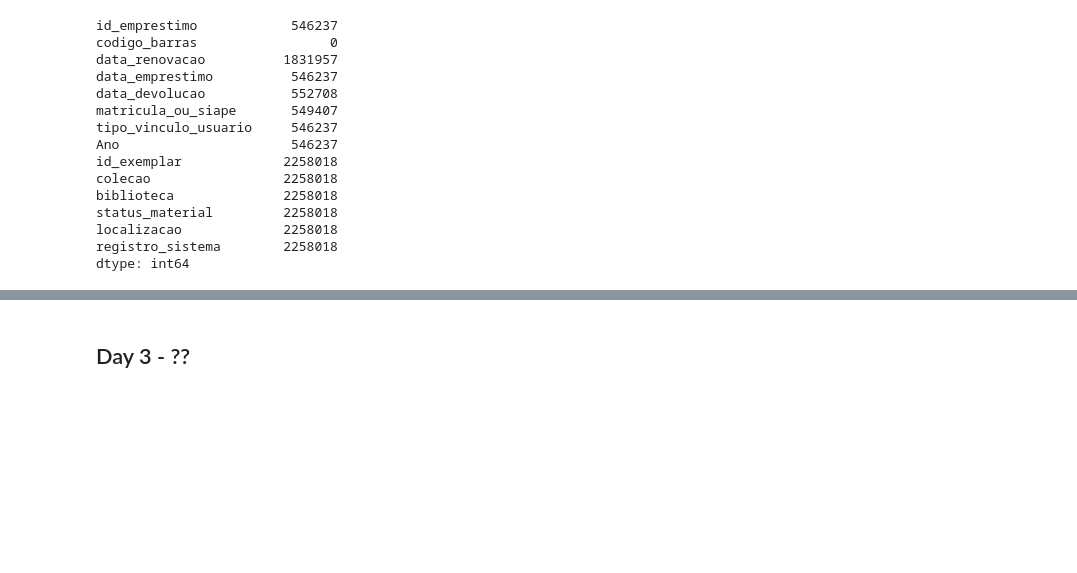
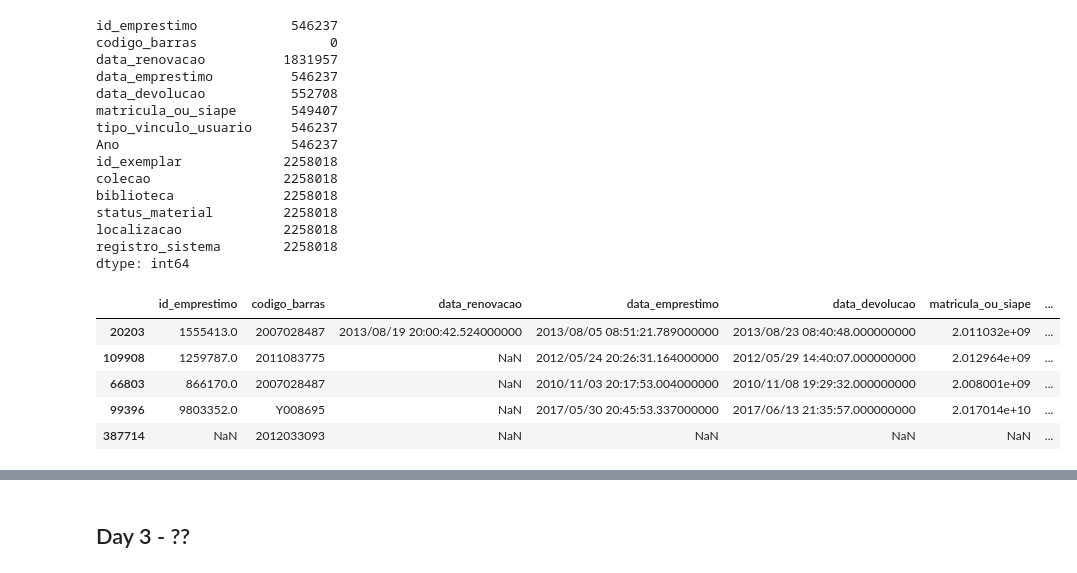
Before and after one commit to migueltosi/UFRN-Library-Data-Analysis, a Jupyter notebook: UFRN_Library.ipynb, the cells around one changed output, grey strips where cells are left out. Saved outputs shown, nothing was run; the diff lists cells and outputs as text; code cells hidden in the pictures; blank space fills up the shorter version.

```diff
--- a/UFRN_Library.ipynb
+++ b/UFRN_Library.ipynb
@@ -184,3 +190,12 @@ merged_df.dropna(subset=['id_emprestimo'], inplace=True)
+# %%
+merged_df.sample(5)
+# %% [output]
+|  | id_emprestimo | codigo_barras | data_renovacao | data_emprestimo | data_devolucao | matricula_ou_siape | ... |
+| 20203 | 1555413.0 | 2007028487 | 2013/08/19 20:00:42.524000000 | 2013/08/05 08:51:21.789000000 | 2013/08/23 08:40:48.000000000 | 2.011032e+09 | ... |
+| 109908 | 1259787.0 | 2011083775 | NaN | 2012/05/24 20:26:31.164000000 | 2012/05/29 14:40:07.000000000 | 2.012964e+09 | ... |
+| 66803 | 866170.0 | 2007028487 | NaN | 2010/11/03 20:17:53.004000000 | 2010/11/08 19:29:32.000000000 | 2.008001e+09 | ... |
+| 99396 | 9803352.0 | Y008695 | NaN | 2017/05/30 20:45:53.337000000 | 2017/06/13 21:35:57.000000000 | 2.017014e+10 | ... |
+| 387714 | NaN | 2012033093 | NaN | NaN | NaN | NaN | ... |
 # %%
 merged_df.isnull().sum()
 # %% [output]
```
Also changed, not shown: parts of 19 cells of this notebook.
